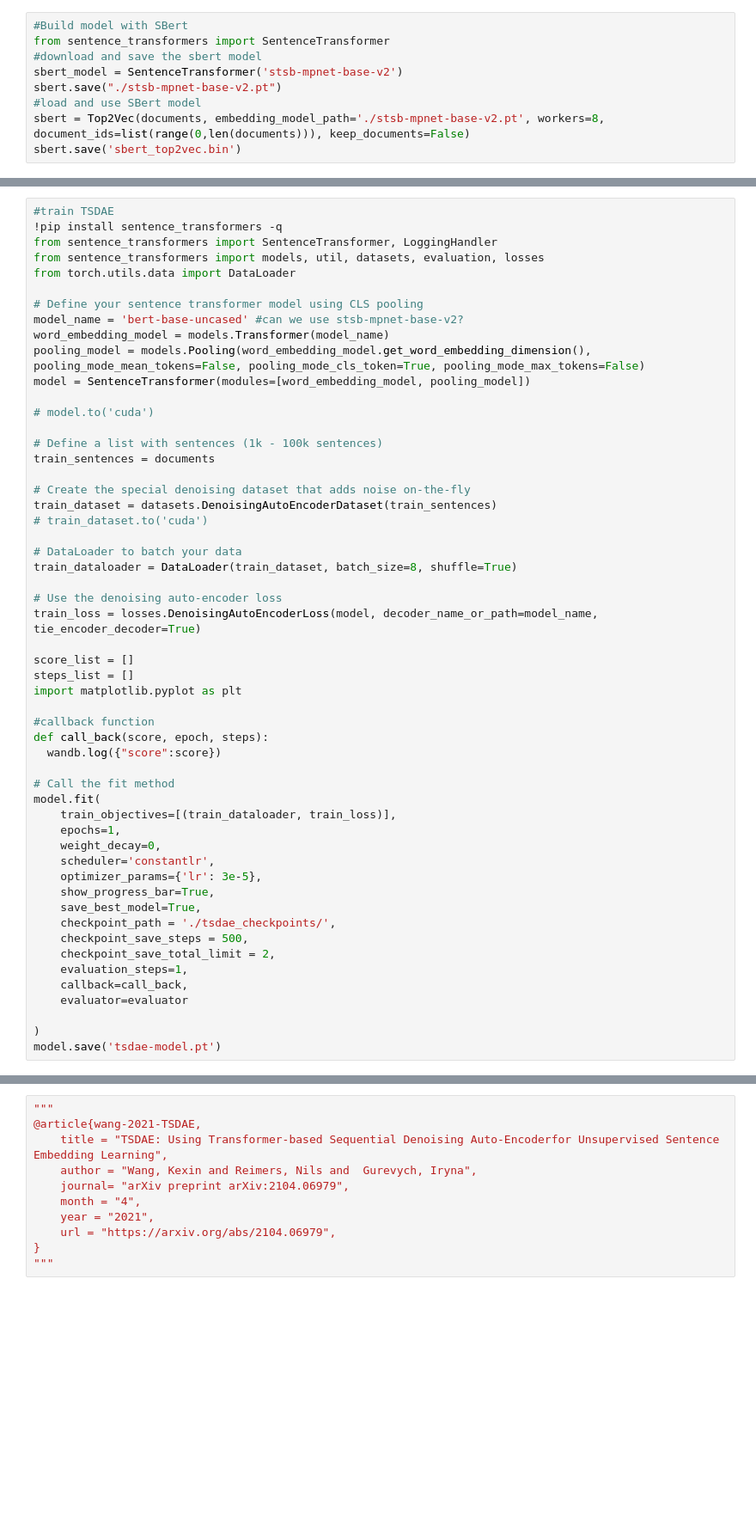
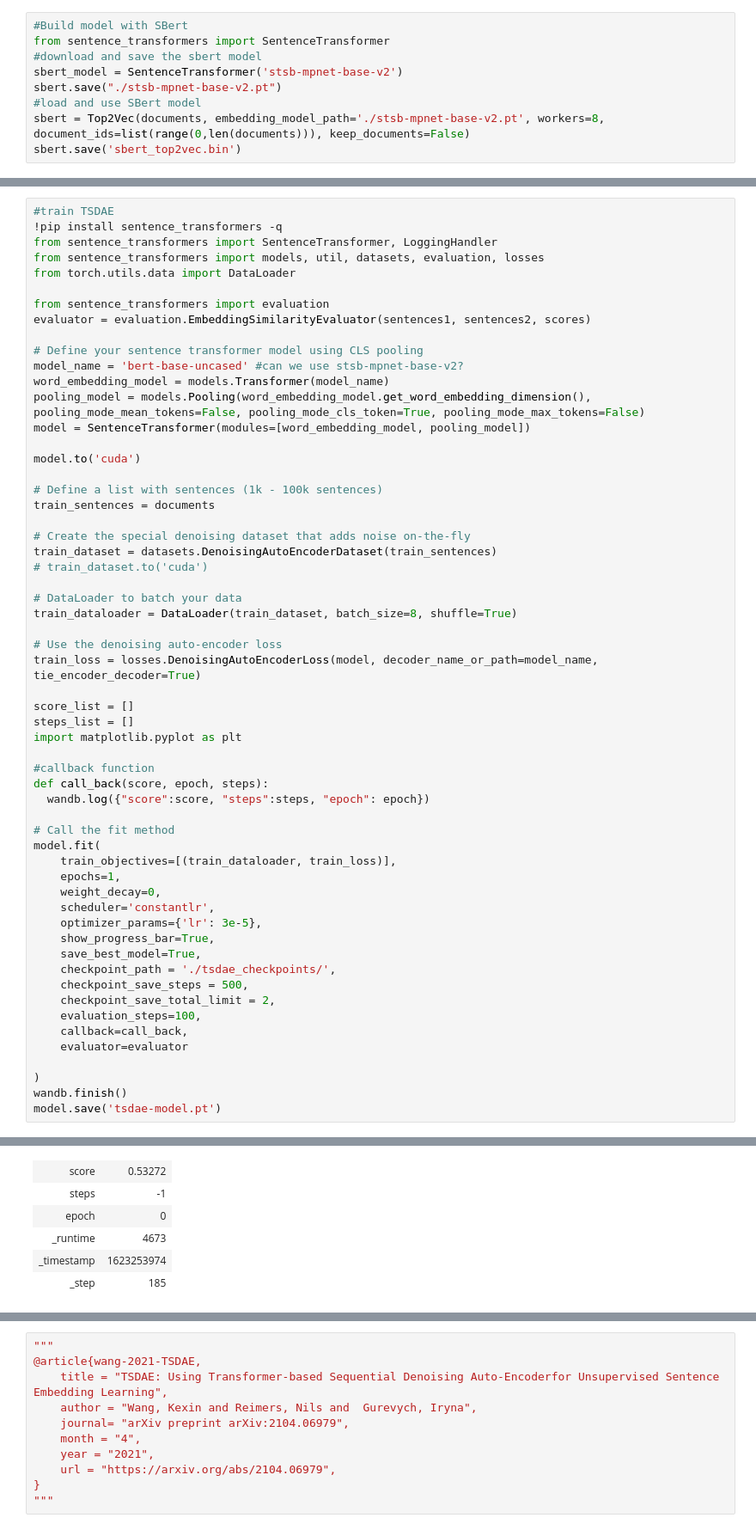
Before and after one commit to akashjorss/sentence_bert, a Jupyter notebook: train_models.ipynb, the cells around one changed output, grey strips where cells are left out. Shown at 86% size. Cells and saved outputs as stored; diff of their text form; blank space fills up the shorter version.

```diff
--- a/train_models.ipynb
+++ b/train_models.ipynb
@@ -94,13 +115,16 @@ from sentence_transformers import SentenceTransformer, LoggingHandler
 from sentence_transformers import models, util, datasets, evaluation, losses
 from torch.utils.data import DataLoader
 
+from sentence_transformers import evaluation
+evaluator = evaluation.EmbeddingSimilarityEvaluator(sentences1, sentences2, scores)
+
 # Define your sentence transformer model using CLS pooling
 model_name = 'bert-base-uncased' #can we use stsb-mpnet-base-v2?
 word_embedding_model = models.Transformer(model_name)
 pooling_model = models.Pooling(word_embedding_model.get_word_embedding_dimension(), pooling_mode_mean_tokens=False, pooling_mode_cls_token=True, pooling_mode_max_tokens=False)
 model = SentenceTransformer(modules=[word_embedding_model, pooling_model])
 
-# model.to('cuda')
+model.to('cuda')
 
 # Define a list with sentences (1k - 100k sentences)
 train_sentences = documents
@@ -121,7 +145,7 @@ import matplotlib.pyplot as plt
 
 #callback function
 def call_back(score, epoch, steps):
-  wandb.log({"score":score})
+  wandb.log({"score":score, "steps":steps, "epoch": epoch})
 
 # Call the fit method
 model.fit(
@@ -135,9 +159,11 @@ model.fit(
     checkpoint_path = './tsdae_checkpoints/',
     checkpoint_save_steps = 500,
     checkpoint_save_total_limit = 2,
-    evaluation_steps=1,
+    evaluation_steps=100,
     callback=call_back,
     evaluator=evaluator
 
 )
+wandb.finish()
 model.save('tsdae-model.pt')
+# %% [output]
@@ -143,0 +188,6 @@ model.save('tsdae-model.pt')
+| score | 0.53272 |
+| steps | -1 |
+| epoch | 0 |
+| _runtime | 4673 |
+| _timestamp | 1623253974 |
+| _step | 185 |
```
Also changed, not shown: parts of 11 cells of this notebook.
